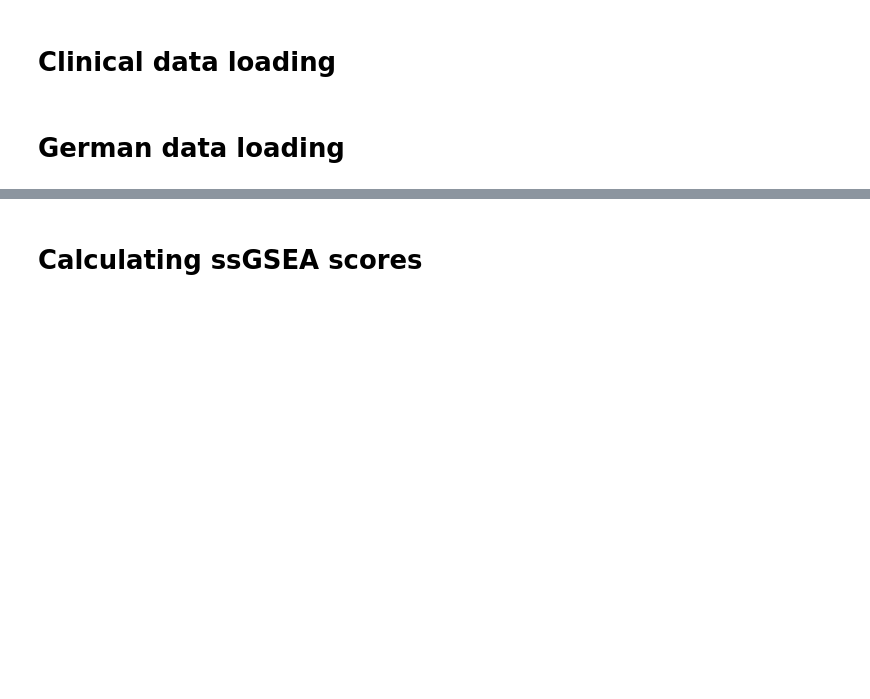
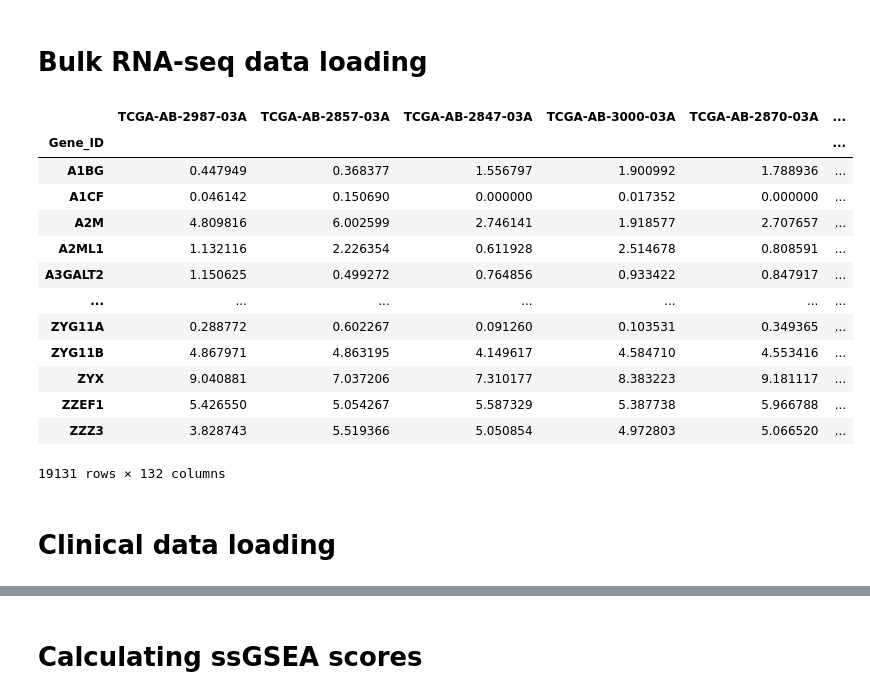
Before and after one commit to NicolasSompairac/immune-risk-score, a Jupyter notebook: scripts/Generation_of_Immune_Risk_groups through_ssGSEA_CoxLasso_coefficients.ipynb, the cells around one changed output, grey strips where cells are left out. Cells and saved outputs as stored; diff of their text form; code cells hidden in the pictures; blank space fills up the shorter version.

```diff
--- a/scripts/Generation_of_Immune_Risk_groups through_ssGSEA_CoxLasso_coefficients.ipynb
+++ b/scripts/Generation_of_Immune_Risk_groups through_ssGSEA_CoxLasso_coefficients.ipynb
@@ -58,4 +26,24 @@ print('\n'.join(f'{m.__name__}=={m.__version__}' for m in globals().values() if
 # %%
 os.makedirs('output',exist_ok=True)
+# %% [markdown]
+# Bulk RNA-seq data loading
+# %%
+Discovery_rna = pd.read_csv('../example_data/TCGA_LAML_logTPM.tsv.gz',compression='gzip',sep='\t',index_col=0,header=0)
+Discovery_rna
+# %% [output]
+|  | TCGA-AB-2987-03A | TCGA-AB-2857-03A | TCGA-AB-2847-03A | TCGA-AB-3000-03A | TCGA-AB-2870-03A | ... |
+| Gene_ID |  |  |  |  |  | ... |
+| A1BG | 0.447949 | 0.368377 | 1.556797 | 1.900992 | 1.788936 | ... |
+| A1CF | 0.046142 | 0.150690 | 0.000000 | 0.017352 | 0.000000 | ... |
+| A2M | 4.809816 | 6.002599 | 2.746141 | 1.918577 | 2.707657 | ... |
+| A2ML1 | 1.132116 | 2.226354 | 0.611928 | 2.514678 | 0.808591 | ... |
+| A3GALT2 | 1.150625 | 0.499272 | 0.764856 | 0.933422 | 0.847917 | ... |
+| ... | ... | ... | ... | ... | ... | ... |
+| ZYG11A | 0.288772 | 0.602267 | 0.091260 | 0.103531 | 0.349365 | ... |
+| ZYG11B | 4.867971 | 4.863195 | 4.149617 | 4.584710 | 4.553416 | ... |
+| ZYX | 9.040881 | 7.037206 | 7.310177 | 8.383223 | 9.181117 | ... |
+| ZZEF1 | 5.426550 | 5.054267 | 5.587329 | 5.387738 | 5.966788 | ... |
+| ZZZ3 | 3.828743 | 5.519366 | 5.050854 | 4.972803 | 5.066520 | ... |
+19131 rows × 132 columns
 # %% [markdown]
 # Clinical data loading
@@ -117,2 +49,0 @@ clinical_data_prepared_df
-# %% [markdown]
-# German data loading
```
Also changed, not shown: parts of 20 cells of this notebook.
